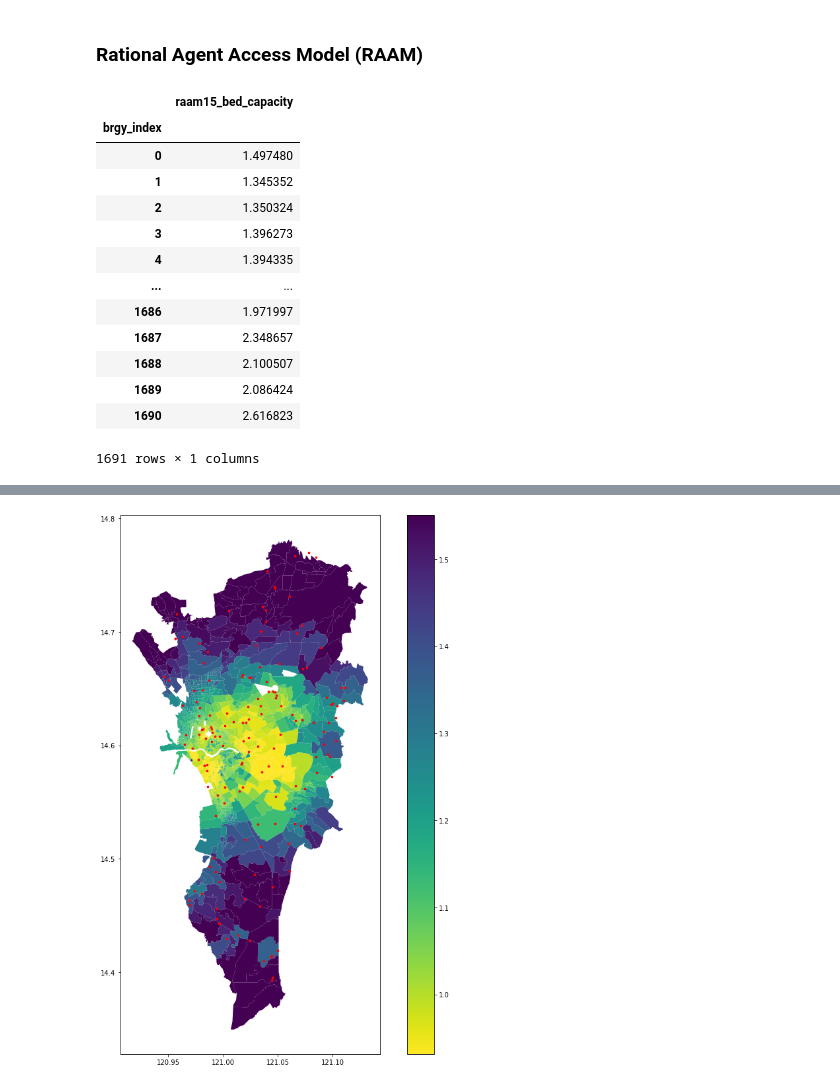
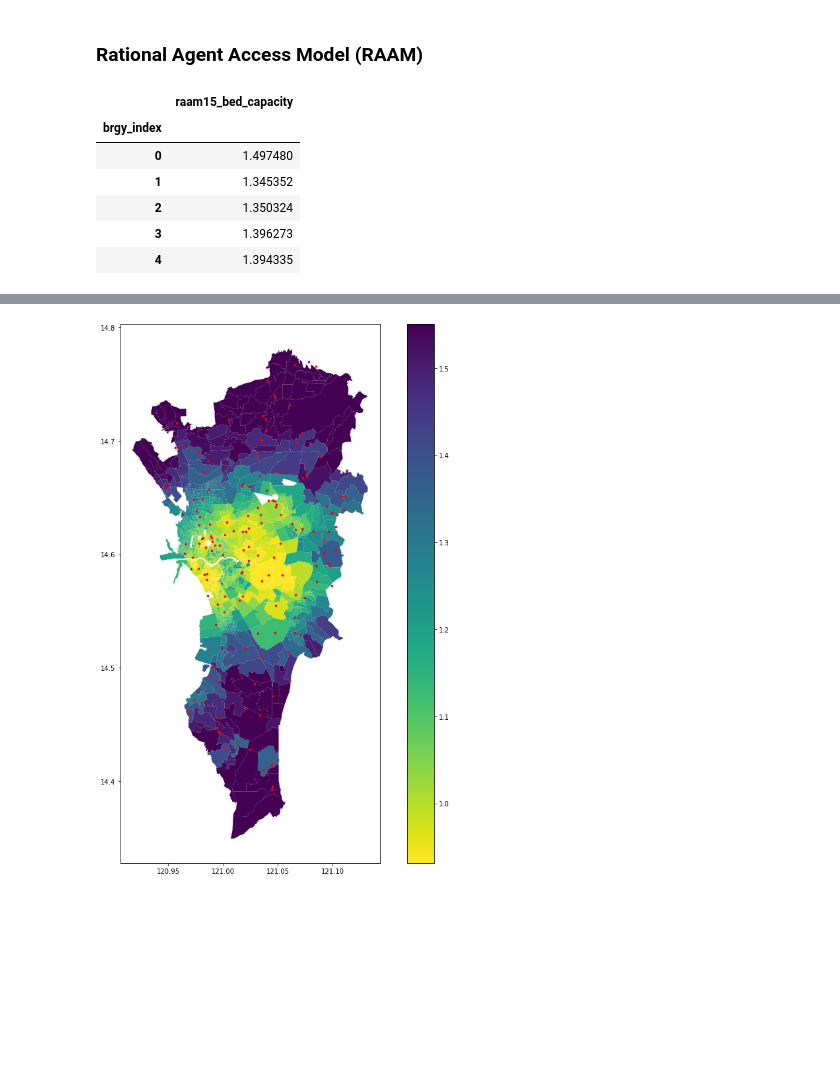
Before and after one commit to cpmalenab/the-big-one-ph, a Jupyter notebook: notebooks/accessibility_scores.ipynb, the cells around one changed output, grey strips where cells are left out. Drawn from its saved outputs; the diff is of its cells as text; code cells hidden in the pictures; blank space fills up the shorter version.

```diff
--- a/notebooks/accessibility_scores.ipynb
+++ b/notebooks/accessibility_scores.ipynb
@@ -155,20 +148,13 @@ plot_access_measure("gravity_bed_capacity")
 # %% [markdown]
 ### Rational Agent Access Model (RAAM)
 # %%
-brgy_hosp_access.raam(name="raam15", tau=900) #15minutes buffer time
+brgy_hosp_access.raam(name="raam15", tau=900).head() #15minutes buffer time
 # %% [output]
 |  | raam15_bed_capacity |
 | brgy_index |  |
 | 0 | 1.497480 |
 | 1 | 1.345352 |
 | 2 | 1.350324 |
 | 3 | 1.396273 |
 | 4 | 1.394335 |
-| ... | ... |
-| 1686 | 1.971997 |
-| 1687 | 2.348657 |
-| 1688 | 2.100507 |
-| 1689 | 2.086424 |
-| 1690 | 2.616823 |
-1691 rows × 1 columns
 # %%
```
Also changed, not shown: parts of 3 cells of this notebook, 2 other files.
